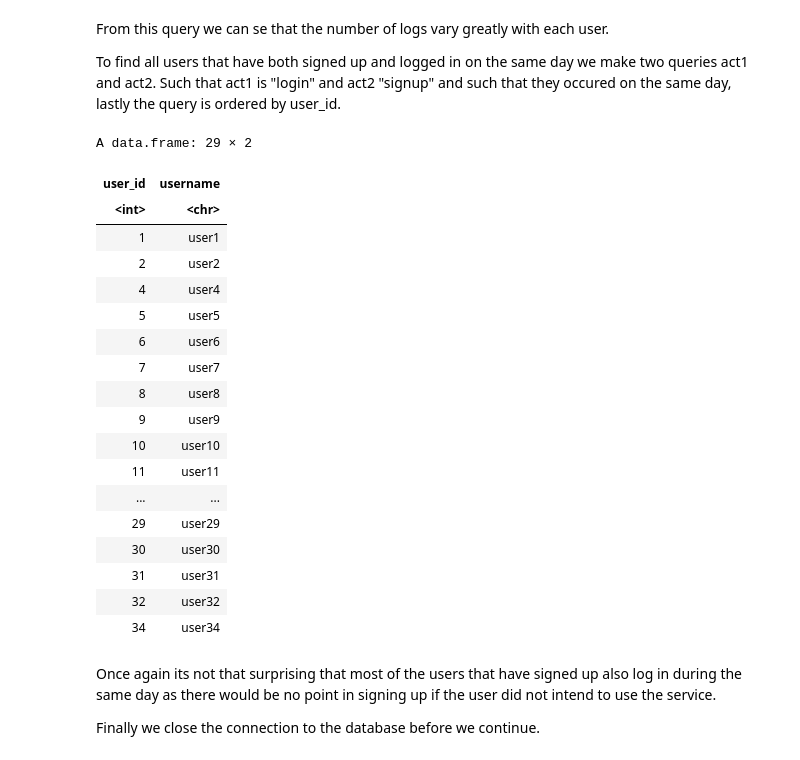
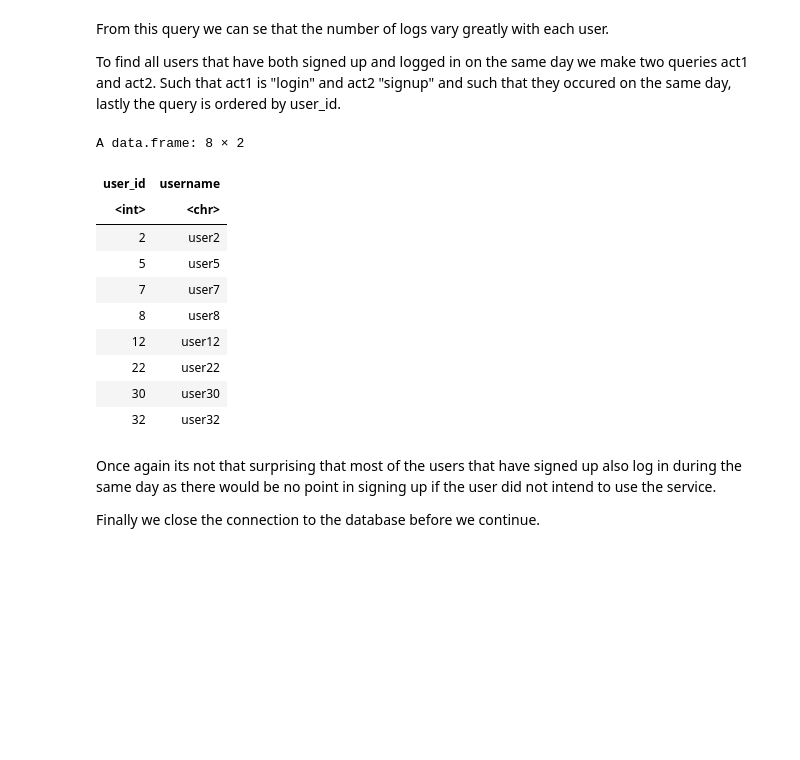
Before and after one commit to massemassiv/su-mt4007, a Jupyter notebook: HW4/HW4.ipynb, the cells around one changed output. Saved outputs shown, nothing was run; the diff lists cells and outputs as text; code cells hidden in the pictures; blank space fills up the shorter version.

```diff
--- a/HW4/HW4.ipynb
+++ b/HW4/HW4.ipynb
@@ -210,42 +190,28 @@ From this query we can se that the number of logs vary greatly with each user.
 To find all users that have both signed up and logged in on the same day we make two queries act1 and act2. Such that act1 is "login" and act2 "signup" and such that they occured on the same day, lastly the query is ordered by user_id.
 # %%
 dbGetQuery(table, '
-SELECT DISTINCT(user_id), username
+SELECT DISTINCT(act1.user_id), act1.username
 FROM
-    user_actions act1
-WHERE EXISTS
-(
-    SELECT *
-    FROM
-        user_actions act2
-    WHERE
-        act2.action=="signup"
+    user_actions as act1, user_actions as act2
+WHERE
+    act1.user_id=act2.user_id
         AND
-        strftime("%Y-%m-%d",act1.timestamp)=strftime("%Y-%m-%d",act2.timestamp)
-)
-AND
-act1.action="login"
-ORDER BY user_id;')
+    act2.action="signup" AND act1.action="login"
+        AND
+    strftime("%Y-%m-%d",act1.timestamp)=strftime("%Y-%m-%d",act2.timestamp)
+ORDER BY act1.user_id;')
 # %% [output]
-A data.frame: 29 × 2
+A data.frame: 8 × 2
 | user_id | username |
 | <int> | <chr> |
-| 1 | user1 |
 | 2 | user2 |
-| 4 | user4 |
 | 5 | user5 |
-| 6 | user6 |
 | 7 | user7 |
 | 8 | user8 |
-| 9 | user9 |
-| 10 | user10 |
-| 11 | user11 |
-| ... | ... |
-| 29 | user29 |
+| 12 | user12 |
+| 22 | user22 |
 | 30 | user30 |
-| 31 | user31 |
 | 32 | user32 |
-| 34 | user34 |
 # %% [markdown]
 Once again its not that surprising that most of the users that have signed up also log in during the same day as there would be no point in signing up if the user did not intend to use the service.
 
```
Also changed, not shown: parts of 1 cell of this notebook, 3 other files.
